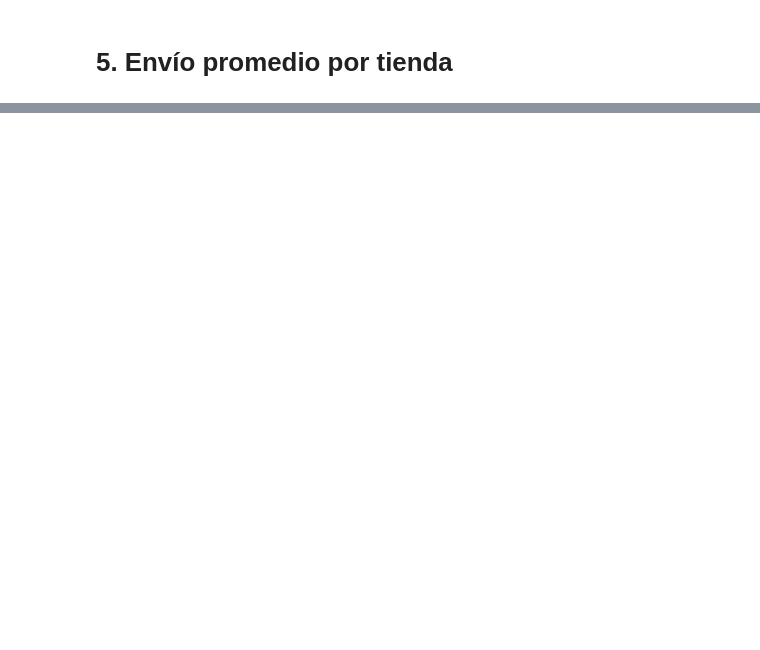
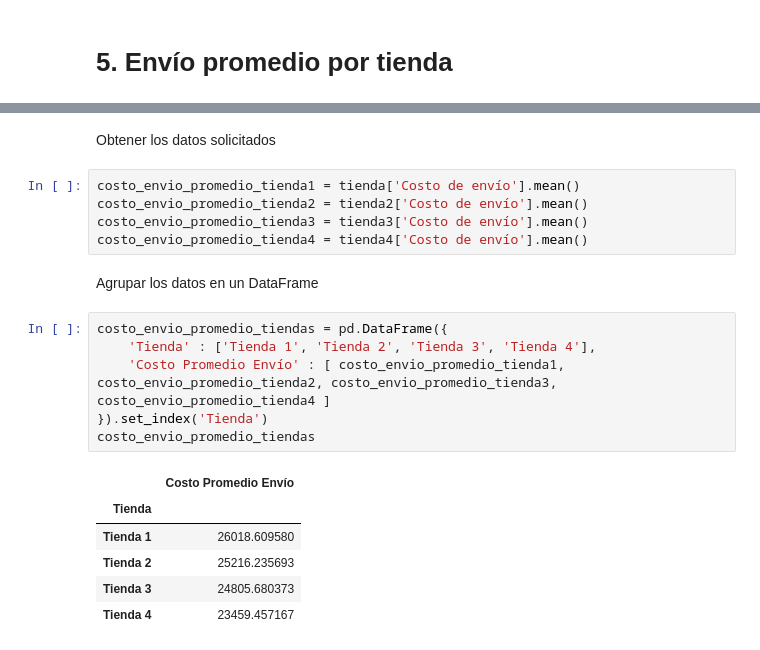
Before and after one commit to CristianRiascos/Alura-DS-Python-Challenge, a Jupyter notebook: Challenge.ipynb, the cells around one changed output, grey strips where cells are left out. Drawn from its saved outputs; the diff is of its cells as text; blank space fills up the shorter version.

```diff
--- a/Challenge.ipynb
+++ b/Challenge.ipynb
@@ -35,0 +151,22 @@ tienda.head()
+# %% [markdown]
+Obtener los datos solicitados
+# %%
+costo_envio_promedio_tienda1 = tienda['Costo de envío'].mean()
+costo_envio_promedio_tienda2 = tienda2['Costo de envío'].mean()
+costo_envio_promedio_tienda3 = tienda3['Costo de envío'].mean()
+costo_envio_promedio_tienda4 = tienda4['Costo de envío'].mean()
+# %% [markdown]
+Agrupar los datos en un DataFrame
+# %%
+costo_envio_promedio_tiendas = pd.DataFrame({
+    'Tienda' : ['Tienda 1', 'Tienda 2', 'Tienda 3', 'Tienda 4'],
+    'Costo Promedio Envío' : [ costo_envio_promedio_tienda1, costo_envio_promedio_tienda2, costo_envio_promedio_tienda3, costo_envio_promedio_tienda4 ]
+}).set_index('Tienda')
+costo_envio_promedio_tiendas
+# %% [output]
+|  | Costo Promedio Envío |
+| Tienda |  |
+| Tienda 1 | 26018.609580 |
+| Tienda 2 | 25216.235693 |
+| Tienda 3 | 24805.680373 |
+| Tienda 4 | 23459.457167 |
```
Also changed, not shown: parts of 15 cells of this notebook.
